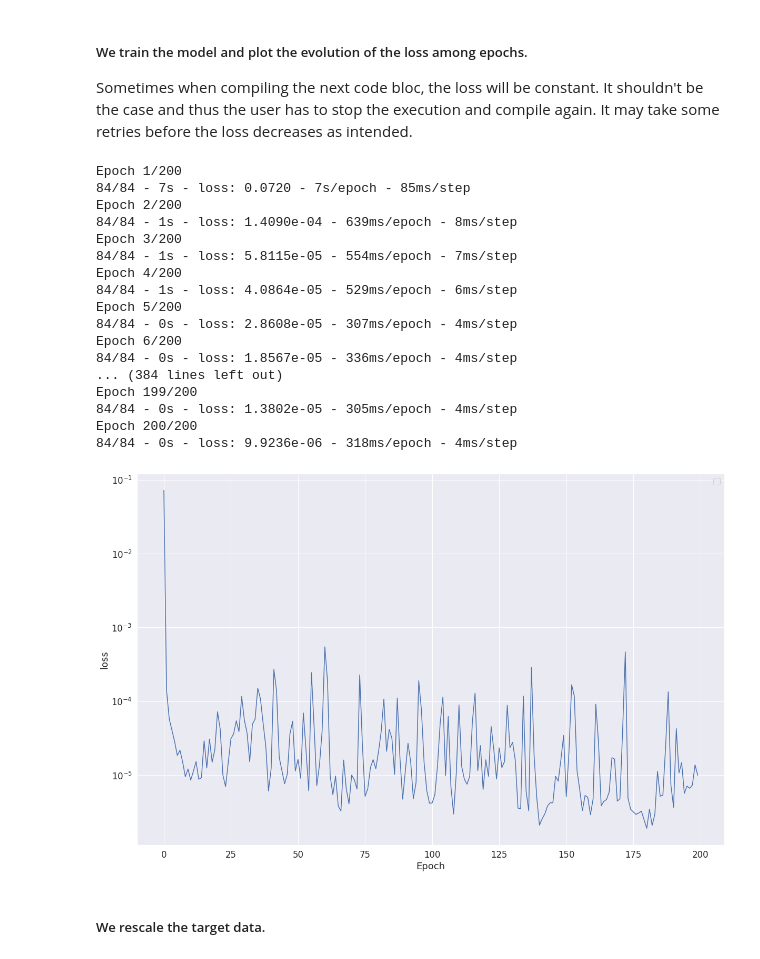
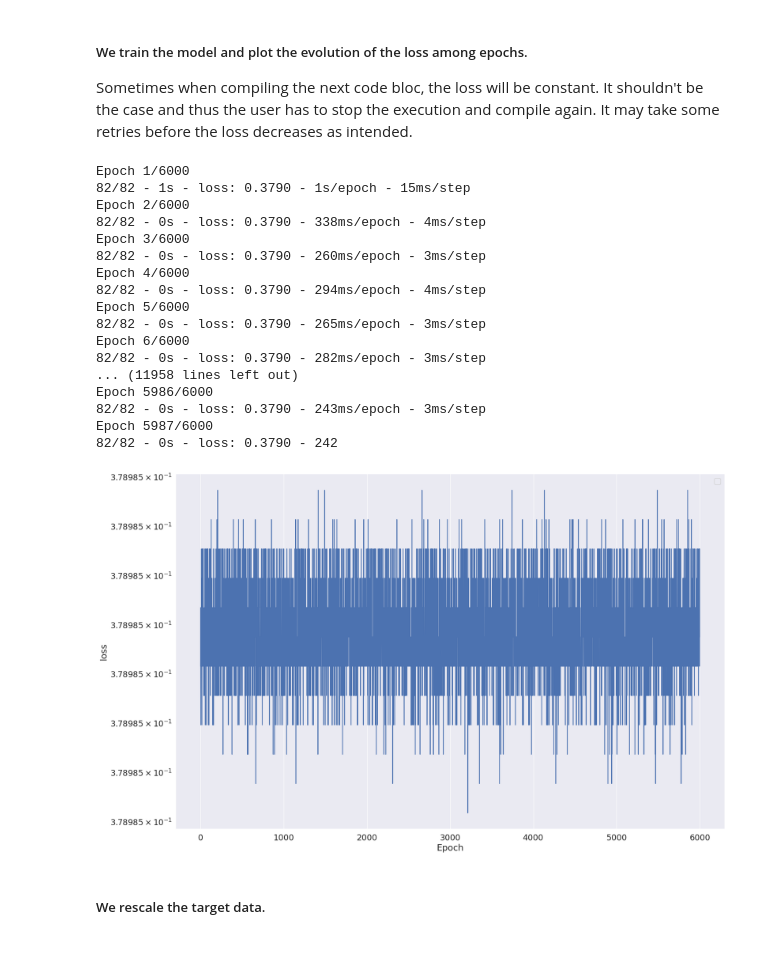
Before and after one commit to AlexianL/StudentProject2023, a Jupyter notebook: 4_artificial_neural_network.ipynb, the cells around one changed output. Drawn from its saved outputs; the diff is of its cells as text; code cells hidden in the pictures.

```diff
--- a/4_artificial_neural_network.ipynb
+++ b/4_artificial_neural_network.ipynb
@@ -43,7 +25,7 @@ Drive already mounted at /content/drive; to attempt to forcibly remount, call dr
 # %% [markdown]
 ##### We import our training data (all nuclei except Z=10,38,54,68,82) and create rescaled inputs based on the dataframe columns for the ANN
 # %%
-train_data = pd.read_csv(join(project_path,"3_rescaled_data/train_rescaled_data.csv"), sep=";")
+train_data = pd.read_csv("3_rescaled_data/train_rescaled_data.csv", sep=";")
 # %%
 #First inputs
 target = train_data["rescaled_ame_BE"]
@@ -106,38 +103,38 @@ Sometimes when compiling the next code bloc, the loss will be constant. It shoul
 # %%
 history4=model4.fit(x=([n_input, z_input, surf_input, coul_input, asym_input,
                         pair_input, S1n_input, S1p_input, S2n_input, S2p_input,
                         z_distance_input, n_distance_input]),
-                        y=target, epochs=200, shuffle=True,
+                        y=target, epochs=6000, shuffle=True,
                         verbose=2, callbacks=[early_stopping] )
 
 plt.figure(figsize =(20,13))
 plt.yscale('log')
 plt.legend('labels')
 
 plt.plot(history4.history["loss"])
 plt.xlabel("Epoch")
 plt.ylabel("loss")
 plt.show()
 #Be careful : loss is mean_squared_error, not RMSE
 # %% [output]
-Epoch 1/200
-84/84 - 7s - loss: 0.0720 - 7s/epoch - 85ms/step
-Epoch 2/200
-84/84 - 1s - loss: 1.4090e-04 - 639ms/epoch - 8ms/step
-Epoch 3/200
-84/84 - 1s - loss: 5.8115e-05 - 554ms/epoch - 7ms/step
-Epoch 4/200
-84/84 - 1s - loss: 4.0864e-05 - 529ms/epoch - 6ms/step
-Epoch 5/200
-84/84 - 0s - loss: 2.8608e-05 - 307ms/epoch - 4ms/step
-Epoch 6/200
-84/84 - 0s - loss: 1.8567e-05 - 336ms/epoch - 4ms/step
-... (384 lines left out)
-Epoch 199/200
-84/84 - 0s - loss: 1.3802e-05 - 305ms/epoch - 4ms/step
-Epoch 200/200
-84/84 - 0s - loss: 9.9236e-06 - 318ms/epoch - 4ms/step
+Epoch 1/6000
+82/82 - 1s - loss: 0.3790 - 1s/epoch - 15ms/step
+Epoch 2/6000
+82/82 - 0s - loss: 0.3790 - 338ms/epoch - 4ms/step
+Epoch 3/6000
+82/82 - 0s - loss: 0.3790 - 260ms/epoch - 3ms/step
+Epoch 4/6000
+82/82 - 0s - loss: 0.3790 - 294ms/epoch - 4ms/step
+Epoch 5/6000
+82/82 - 0s - loss: 0.3790 - 265ms/epoch - 3ms/step
+Epoch 6/6000
+82/82 - 0s - loss: 0.3790 - 282ms/epoch - 3ms/step
+... (11958 lines left out)
+Epoch 5986/6000
+82/82 - 0s - loss: 0.3790 - 243ms/epoch - 3ms/step
+Epoch 5987/6000
+82/82 - 0s - loss: 0.3790 - 242
-[figure, old version]
+[figure, new version]
 # %% [markdown]
 ##### We rescale the target data.
 # %%
```
Also changed, not shown: parts of 6 cells of this notebook, 15 other files.
